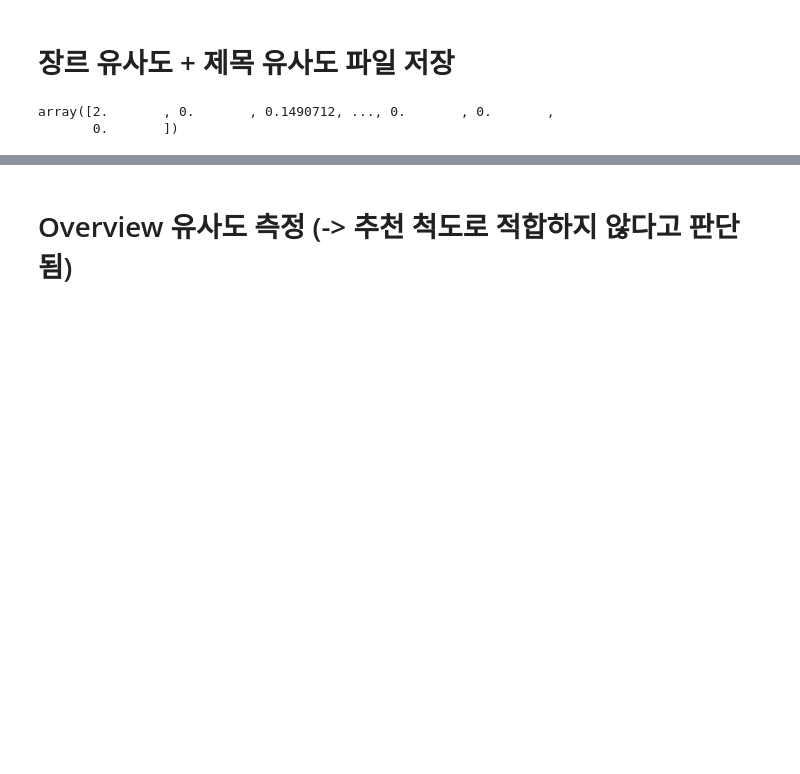
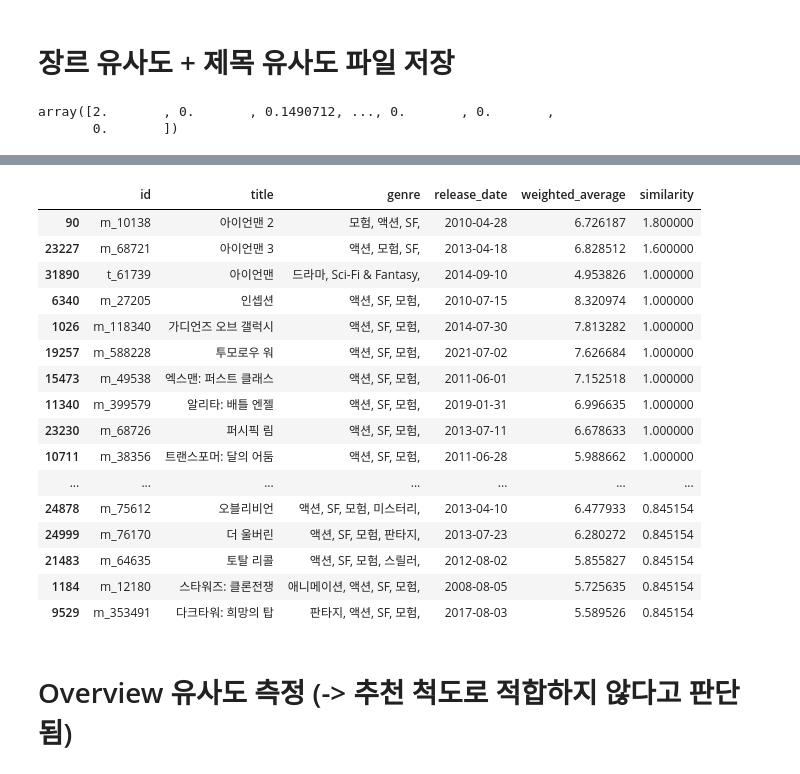
Before and after one commit to kpuce2022CD/OOSOO, a Jupyter notebook: Python/Recommend/ContentsBased/ContentsBasedFiltering.ipynb, the cells around one changed output, grey strips where cells are left out. Cells and saved outputs as stored; diff of their text form; code cells hidden in the pictures; blank space fills up the shorter version.

```diff
--- a/Python/Recommend/ContentsBased/ContentsBasedFiltering.ipynb
+++ b/Python/Recommend/ContentsBased/ContentsBasedFiltering.ipynb
@@ -265,3 +287,25 @@ array([2.       , 0.       , 0.1490712, ..., 0.       , 0.       ,
+# %%
+# 영화 '아이언맨' 으로 장르, 제목 유사도 기반 테스트
+similar_genre_contents2 = find_similar_contents(contents_df, gnt_similarity, 'm_1726', top_n=20)
+similar_genre_contents2[['id', 'title', 'genre', 'release_date', 'weighted_average', 'similarity']]
+# %% [output]
+|  | id | title | genre | release_date | weighted_average | similarity |
+| 90 | m_10138 | 아이언맨 2 | 모험, 액션, SF, | 2010-04-28 | 6.726187 | 1.800000 |
+| 23227 | m_68721 | 아이언맨 3 | 액션, 모험, SF, | 2013-04-18 | 6.828512 | 1.600000 |
+| 31890 | t_61739 | 아이언맨 | 드라마, Sci-Fi & Fantasy, | 2014-09-10 | 4.953826 | 1.000000 |
+| 6340 | m_27205 | 인셉션 | 액션, SF, 모험, | 2010-07-15 | 8.320974 | 1.000000 |
+| 1026 | m_118340 | 가디언즈 오브 갤럭시 | 액션, SF, 모험, | 2014-07-30 | 7.813282 | 1.000000 |
+| 19257 | m_588228 | 투모로우 워 | 액션, SF, 모험, | 2021-07-02 | 7.626684 | 1.000000 |
+| 15473 | m_49538 | 엑스맨: 퍼스트 클래스 | 액션, SF, 모험, | 2011-06-01 | 7.152518 | 1.000000 |
+| 11340 | m_399579 | 알리타: 배틀 엔젤 | 액션, SF, 모험, | 2019-01-31 | 6.996635 | 1.000000 |
+| 23230 | m_68726 | 퍼시픽 림 | 액션, SF, 모험, | 2013-07-11 | 6.678633 | 1.000000 |
+| 10711 | m_38356 | 트랜스포머: 달의 어둠 | 액션, SF, 모험, | 2011-06-28 | 5.988662 | 1.000000 |
+| ... | ... | ... | ... | ... | ... | ... |
+| 24878 | m_75612 | 오블리비언 | 액션, SF, 모험, 미스터리, | 2013-04-10 | 6.477933 | 0.845154 |
+| 24999 | m_76170 | 더 울버린 | 액션, SF, 모험, 판타지, | 2013-07-23 | 6.280272 | 0.845154 |
+| 21483 | m_64635 | 토탈 리콜 | 액션, SF, 모험, 스릴러, | 2012-08-02 | 5.855827 | 0.845154 |
+| 1184 | m_12180 | 스타워즈: 클론전쟁 | 애니메이션, 액션, SF, 모험, | 2008-08-05 | 5.725635 | 0.845154 |
+| 9529 | m_353491 | 다크타워: 희망의 탑 | 판타지, 액션, SF, 모험, | 2017-08-03 | 5.589526 | 0.845154 |
 # %%
 del gnt_similarity
 # %% [markdown]
```
Also changed, not shown: parts of 12 cells of this notebook.
